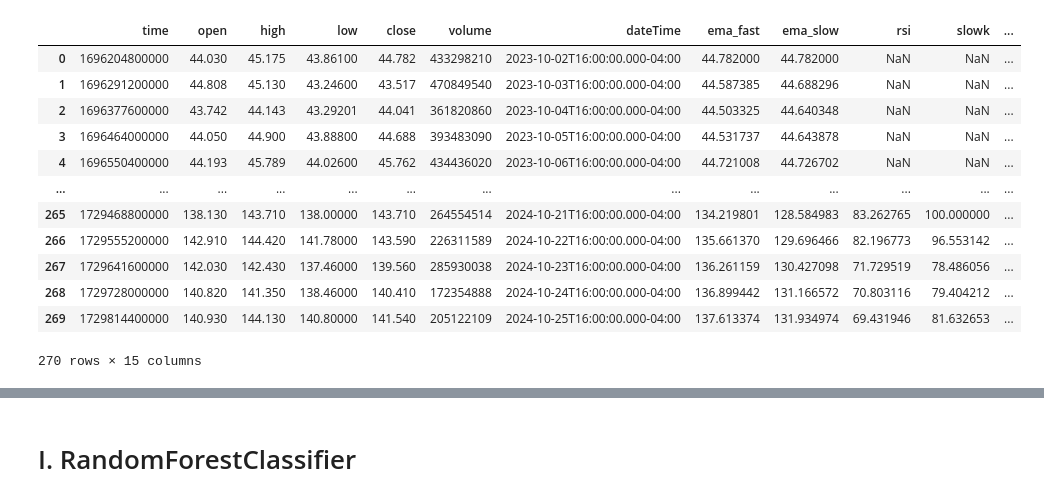
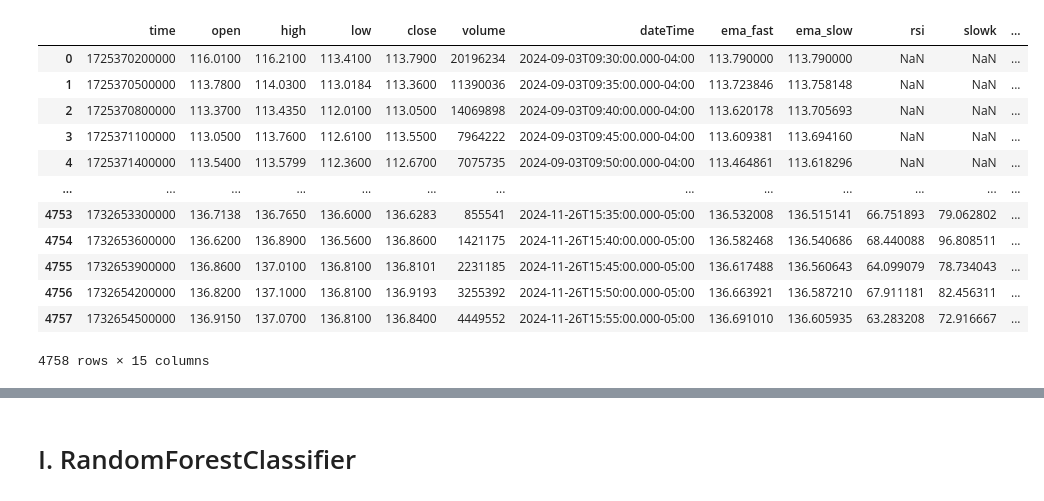
Before and after one commit to CashewCapital20/Automated-Trades, a Jupyter notebook: compareModels.ipynb, the cells around one changed output, grey strips where cells are left out. Drawn from its saved outputs; the diff is of its cells as text; code cells hidden in the pictures.

```diff
--- a/compareModels.ipynb
+++ b/compareModels.ipynb
@@ -19,5 +16,5 @@ from sklearn.metrics import classification_report
 # %%
-def fetch_data(symbol, date_from, date_to, interval='1D'):
+def fetch_data(symbol, date_from, date_to, interval):
     try:
         fin = financial_data.Benzinga(API_KEY)
         data = fin.bars(symbol, date_from, date_to, interval)
@@ -33,7 +30,7 @@ def fetch_data(symbol, date_from, date_to, interval='1D'):
 
 
 
-def prepare_data(symbol, date_from, date_to, interval='1D'):
+def prepare_data(symbol, date_from, date_to, interval):
     try:
         df = fetch_data(symbol, date_from, date_to, interval)
         if df.empty:
@@ -71,9 +68,9 @@ def calculate_indicators(df):
 # %%
 # Sample Test
 symbol = 'NVDA'
-date_from = '2023-10-01'
-date_to = '2024-10-27'
-interval = '1D'
+date_from = '2024-05-01'
+date_to = '2024-11-27'
+interval = '5M'
 
 df = prepare_data(symbol, date_from, date_to, interval)
 df
@@ -82,13 +79,13 @@ df
 |  | time | open | high | low | close | volume | dateTime | ema_fast | ema_slow | rsi | slowk | ... |
-| 0 | 1696204800000 | 44.030 | 45.175 | 43.86100 | 44.782 | 433298210 | 2023-10-02T16:00:00.000-04:00 | 44.782000 | 44.782000 | NaN | NaN | ... |
-| 1 | 1696291200000 | 44.808 | 45.130 | 43.24600 | 43.517 | 470849540 | 2023-10-03T16:00:00.000-04:00 | 44.587385 | 44.688296 | NaN | NaN | ... |
-| 2 | 1696377600000 | 43.742 | 44.143 | 43.29201 | 44.041 | 361820860 | 2023-10-04T16:00:00.000-04:00 | 44.503325 | 44.640348 | NaN | NaN | ... |
-| 3 | 1696464000000 | 44.050 | 44.900 | 43.88800 | 44.688 | 393483090 | 2023-10-05T16:00:00.000-04:00 | 44.531737 | 44.643878 | NaN | NaN | ... |
-| 4 | 1696550400000 | 44.193 | 45.789 | 44.02600 | 45.762 | 434436020 | 2023-10-06T16:00:00.000-04:00 | 44.721008 | 44.726702 | NaN | NaN | ... |
+| 0 | 1725370200000 | 116.0100 | 116.2100 | 113.4100 | 113.7900 | 20196234 | 2024-09-03T09:30:00.000-04:00 | 113.790000 | 113.790000 | NaN | NaN | ... |
+| 1 | 1725370500000 | 113.7800 | 114.0300 | 113.0184 | 113.3600 | 11390036 | 2024-09-03T09:35:00.000-04:00 | 113.723846 | 113.758148 | NaN | NaN | ... |
+| 2 | 1725370800000 | 113.3700 | 113.4350 | 112.0100 | 113.0500 | 14069898 | 2024-09-03T09:40:00.000-04:00 | 113.620178 | 113.705693 | NaN | NaN | ... |
+| 3 | 1725371100000 | 113.0500 | 113.7600 | 112.6100 | 113.5500 | 7964222 | 2024-09-03T09:45:00.000-04:00 | 113.609381 | 113.694160 | NaN | NaN | ... |
+| 4 | 1725371400000 | 113.5400 | 113.5799 | 112.3600 | 112.6700 | 7075735 | 2024-09-03T09:50:00.000-04:00 | 113.464861 | 113.618296 | NaN | NaN | ... |
 | ... | ... | ... | ... | ... | ... | ... | ... | ... | ... | ... | ... | ... |
-| 265 | 1729468800000 | 138.130 | 143.710 | 138.00000 | 143.710 | 264554514 | 2024-10-21T16:00:00.000-04:00 | 134.219801 | 128.584983 | 83.262765 | 100.000000 | ... |
-| 266 | 1729555200000 | 142.910 | 144.420 | 141.78000 | 143.590 | 226311589 | 2024-10-22T16:00:00.000-04:00 | 135.661370 | 129.696466 | 82.196773 | 96.553142 | ... |
-| 267 | 1729641600000 | 142.030 | 142.430 | 137.46000 | 139.560 | 285930038 | 2024-10-23T16:00:00.000-04:00 | 136.261159 | 130.427098 | 71.729519 | 78.486056 | ... |
-| 268 | 1729728000000 | 140.820 | 141.350 | 138.46000 | 140.410 | 172354888 | 2024-10-24T16:00:00.000-04:00 | 136.899442 | 131.166572 | 70.803116 | 79.404212 | ... |
-| 269 | 1729814400000 | 140.930 | 144.130 | 140.80000 | 141.540 | 205122109 | 2024-10-25T16:00:00.000-04:00 | 137.613374 | 131.934974 | 69.431946 | 81.632653 | ... |
+| 4753 | 1732653300000 | 136.7138 | 136.7650 | 136.6000 | 136.6283 | 855541 | 2024-11-26T15:35:00.000-05:00 | 136.532008 | 136.515141 | 66.751893 | 79.062802 | ... |
+| 4754 | 1732653600000 | 136.6200 | 136.8900 | 136.5600 | 136.8600 | 1421175 | 2024-11-26T15:40:00.000-05:00 | 136.582468 | 136.540686 | 68.440088 | 96.808511 | ... |
+| 4755 | 1732653900000 | 136.8600 | 137.0100 | 136.8100 | 136.8101 | 2231185 | 2024-11-26T15:45:00.000-05:00 | 136.617488 | 136.560643 | 64.099079 | 78.734043 | ... |
+| 4756 | 1732654200000 | 136.8200 | 137.1000 | 136.8100 | 136.9193 | 3255392 | 2024-11-26T15:50:00.000-05:00 | 136.663921 | 136.587210 | 67.911181 | 82.456311 | ... |
+| 4757 | 1732654500000 | 136.9150 | 137.0700 | 136.8100 | 136.8400 | 4449552 | 2024-11-26T15:55:00.000-05:00 | 136.691010 | 136.605935 | 63.283208 | 72.916667 | ... |
-270 rows × 15 columns
+4758 rows × 15 columns
```
Also changed, not shown: parts of 40 cells of this notebook.
